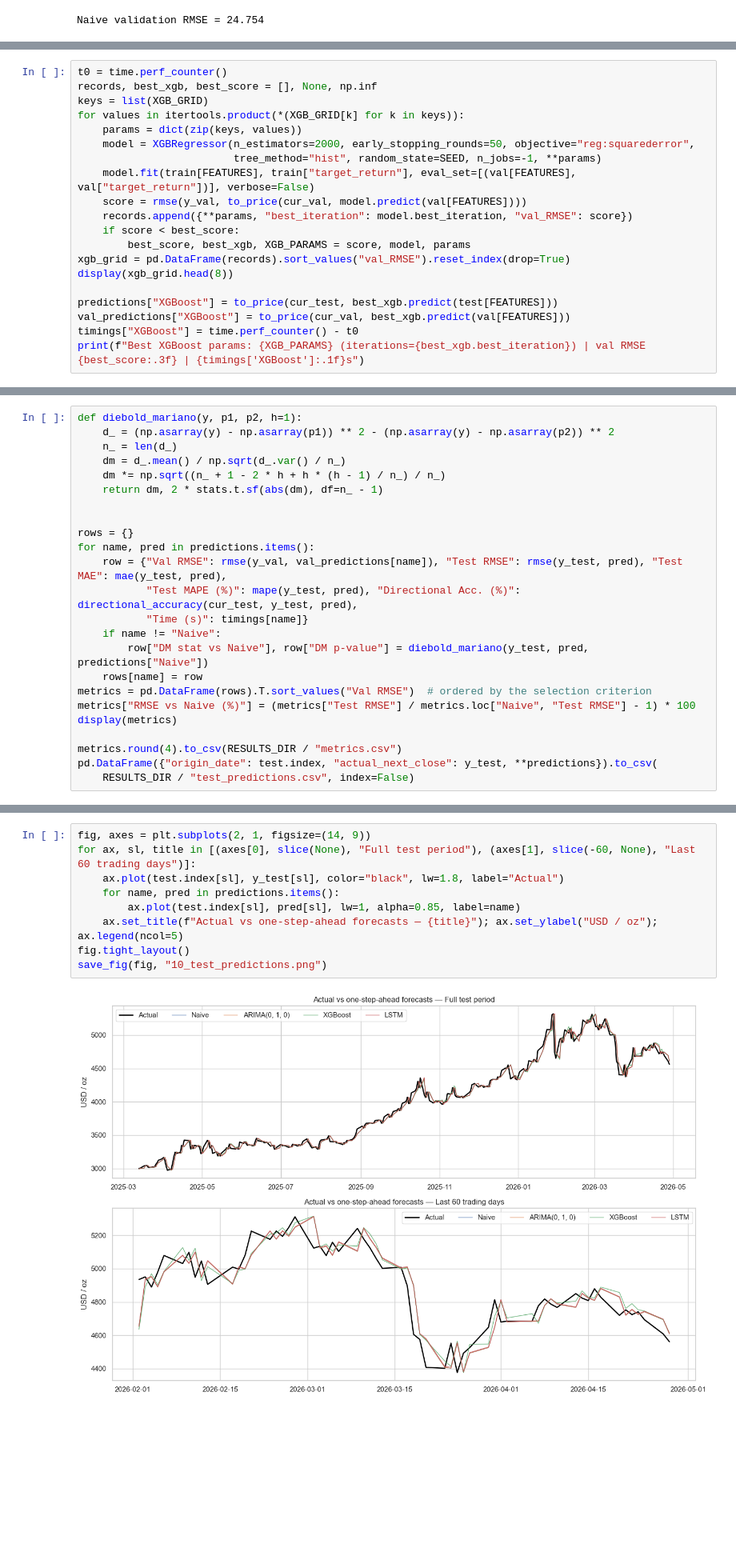
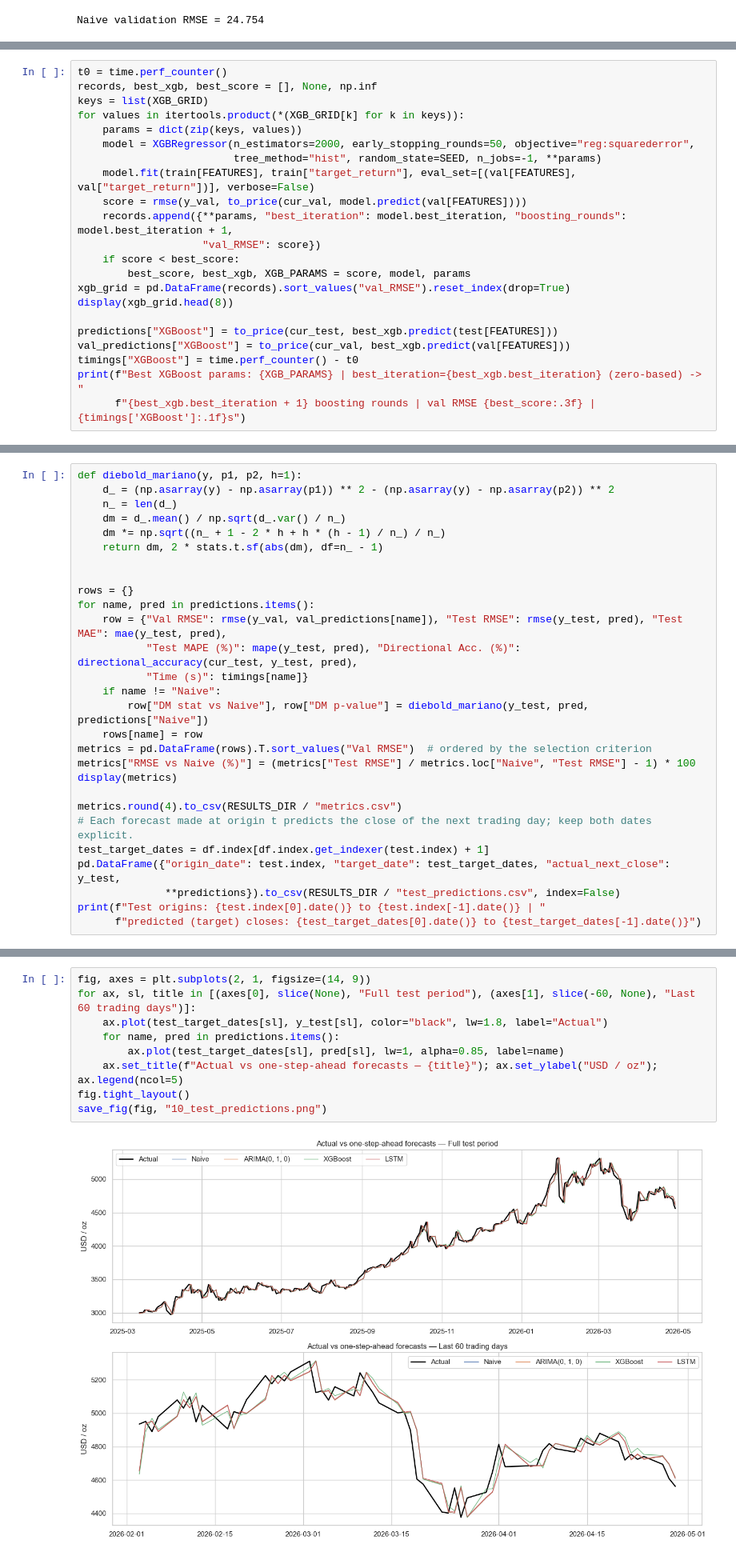
Before and after one commit to LouSens/gold-price-forecast-arima-lstm, a Jupyter notebook: notebooks/gold_price_forecasting.ipynb, the cells around one changed output, grey strips where cells are left out. Shown at 80% size. Cells and saved outputs as stored; diff of their text form; blank space fills up the shorter version.

```diff
--- a/notebooks/gold_price_forecasting.ipynb
+++ b/notebooks/gold_price_forecasting.ipynb
@@ -752,7 +767,8 @@ for values in itertools.product(*(XGB_GRID[k] for k in keys)):
                          tree_method="hist", random_state=SEED, n_jobs=-1, **params)
     model.fit(train[FEATURES], train["target_return"], eval_set=[(val[FEATURES], val["target_return"])], verbose=False)
     score = rmse(y_val, to_price(cur_val, model.predict(val[FEATURES])))
-    records.append({**params, "best_iteration": model.best_iteration, "val_RMSE": score})
+    records.append({**params, "best_iteration": model.best_iteration, "boosting_rounds": model.best_iteration + 1,
+                    "val_RMSE": score})
     if score < best_score:
         best_score, best_xgb, XGB_PARAMS = score, model, params
 xgb_grid = pd.DataFrame(records).sort_values("val_RMSE").reset_index(drop=True)
@@ -761,5 +777,6 @@ display(xgb_grid.head(8))
 predictions["XGBoost"] = to_price(cur_test, best_xgb.predict(test[FEATURES]))
 val_predictions["XGBoost"] = to_price(cur_val, best_xgb.predict(val[FEATURES]))
 timings["XGBoost"] = time.perf_counter() - t0
-print(f"Best XGBoost params: {XGB_PARAMS} (iterations={best_xgb.best_iteration}) | val RMSE {best_score:.3f} | {timings['XGBoost']:.1f}s")
+print(f"Best XGBoost params: {XGB_PARAMS} | best_iteration={best_xgb.best_iteration} (zero-based) -> "
+      f"{best_xgb.best_iteration + 1} boosting rounds | val RMSE {best_score:.3f} | {timings['XGBoost']:.1f}s")
 # %% [output]
@@ -939,7 +956,11 @@ metrics["RMSE vs Naive (%)"] = (metrics["Test RMSE"] / metrics.loc["Naive", "Tes
 display(metrics)
 
 metrics.round(4).to_csv(RESULTS_DIR / "metrics.csv")
-pd.DataFrame({"origin_date": test.index, "actual_next_close": y_test, **predictions}).to_csv(
-    RESULTS_DIR / "test_predictions.csv", index=False)
+# Each forecast made at origin t predicts the close of the next trading day; keep both dates explicit.
+test_target_dates = df.index[df.index.get_indexer(test.index) + 1]
+pd.DataFrame({"origin_date": test.index, "target_date": test_target_dates, "actual_next_close": y_test,
+              **predictions}).to_csv(RESULTS_DIR / "test_predictions.csv", index=False)
+print(f"Test origins: {test.index[0].date()} to {test.index[-1].date()} | "
+      f"predicted (target) closes: {test_target_dates[0].date()} to {test_target_dates[-1].date()}")
 # %% [output]
 |  | Val RMSE | Test RMSE | Test MAE | Test MAPE (%) | Directional Acc. (%) | Time (s) | DM stat vs Naive | ... |
@@ -962,14 +985,14 @@ save_fig(fig, "09_metric_comparison.png")
 # %%
 fig, axes = plt.subplots(2, 1, figsize=(14, 9))
 for ax, sl, title in [(axes[0], slice(None), "Full test period"), (axes[1], slice(-60, None), "Last 60 trading days")]:
-    ax.plot(test.index[sl], y_test[sl], color="black", lw=1.8, label="Actual")
+    ax.plot(test_target_dates[sl], y_test[sl], color="black", lw=1.8, label="Actual")
     for name, pred in predictions.items():
-        ax.plot(test.index[sl], pred[sl], lw=1, alpha=0.85, label=name)
+        ax.plot(test_target_dates[sl], pred[sl], lw=1, alpha=0.85, label=name)
     ax.set_title(f"Actual vs one-step-ahead forecasts — {title}"); ax.set_ylabel("USD / oz"); ax.legend(ncol=5)
 fig.tight_layout()
 save_fig(fig, "10_test_predictions.png")
 # %% [output]
-[figure, old version]
+[figure, new version]
 # %% [markdown]
 **Forecast errors.** Error over time shows when models miss (large shocks); the histogram compares error distributions.
 # %%
```
Also changed, not shown: parts of 15 cells of this notebook, 3 other files.
